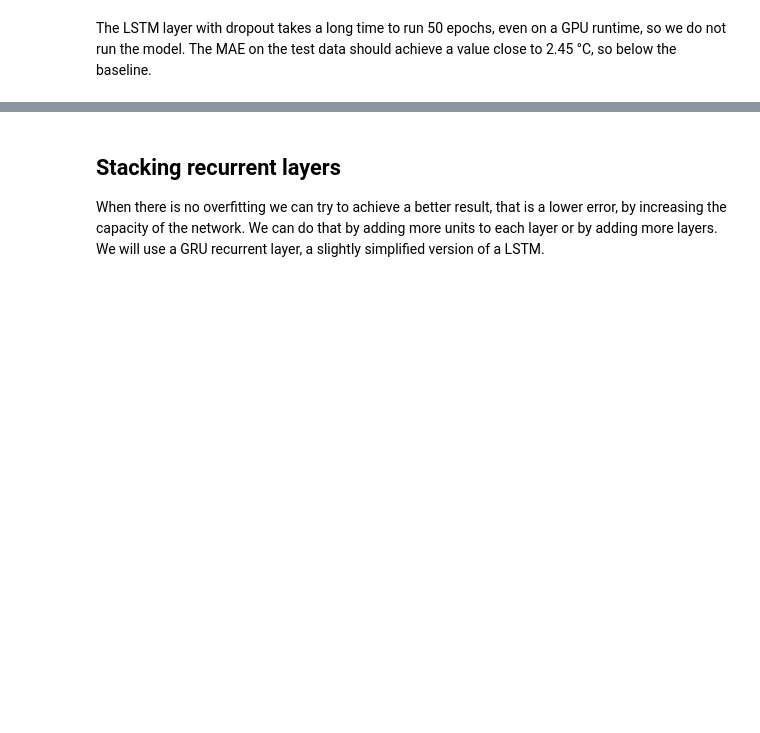
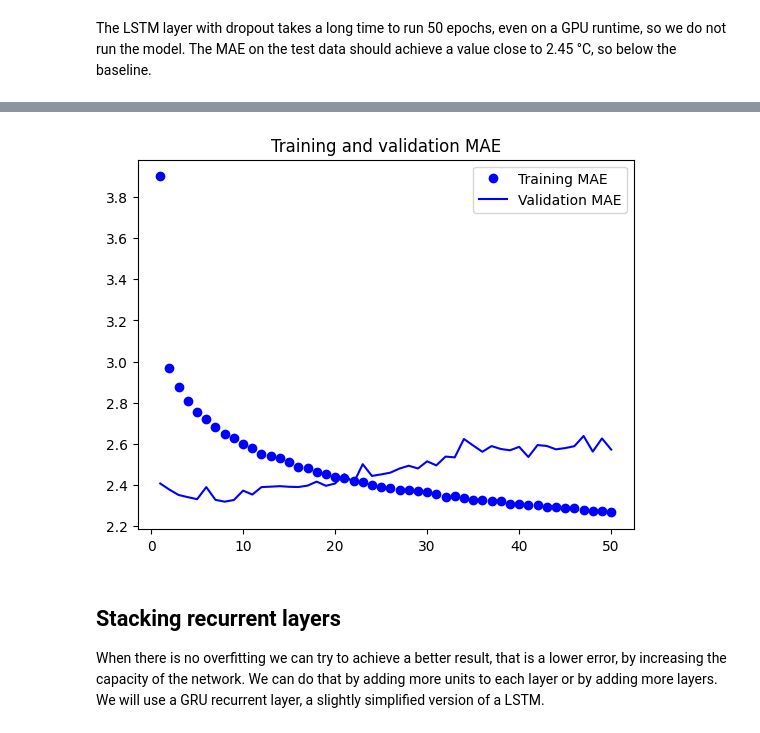
Before and after one commit to luigiselmi/dl_tensorflow, a Jupyter notebook: time_series.ipynb, the cells around one changed output, grey strips where cells are left out. Cells and saved outputs as stored; diff of their text form; code cells hidden in the pictures; blank space fills up the shorter version.

```diff
--- a/time_series.ipynb
+++ b/time_series.ipynb
@@ -446,7 +465,7 @@ model.compile(optimizer="rmsprop", loss="mse", metrics=["mae"])
 # %% [markdown]
 The LSTM layer with dropout takes a long time to run 50 epochs, even on a GPU runtime, so we do not run the model. The MAE on the test data should achieve a value close to 2.45 °C, so below the baseline.
 # %%
-#history = model.fit(train_dataset,
-#                    epochs=50,
-#                    validation_data=val_dataset,
-#                    callbacks=callbacks)
+history = model.fit(train_dataset,
+                    epochs=50,
+                    validation_data=val_dataset,
+                    callbacks=callbacks)
@@ -453,3 +496,7 @@ The LSTM layer with dropout takes a long time to run 50 epochs, even on a GPU ru
+# %%
+plot_mae(history)
+# %% [output]
+[figure, added]
 # %% [markdown]
 ## Stacking recurrent layers
 When there is no overfitting we can try to achieve a better result, that is a lower error, by increasing the capacity of the network. We can do that by adding more units to each layer or by adding more layers. We will use a GRU recurrent layer, a slightly simplified version of a LSTM.
```
Also changed, not shown: parts of 16 cells of this notebook.
